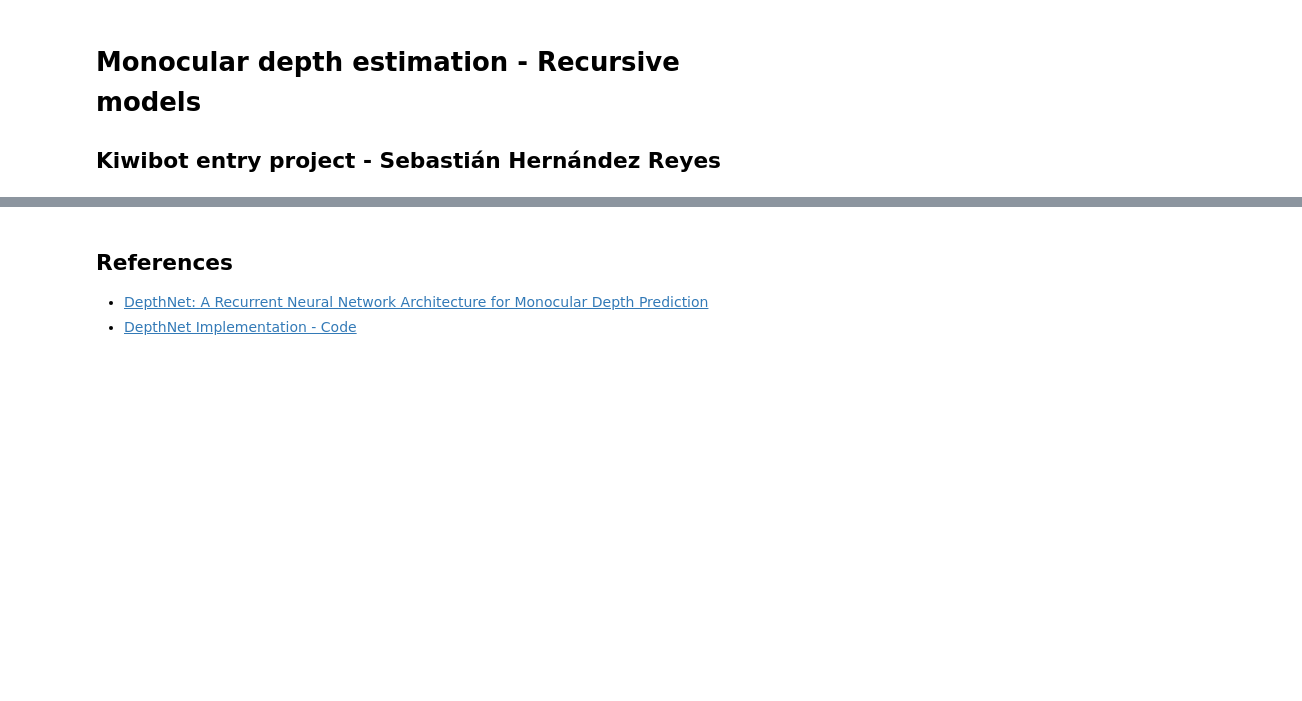
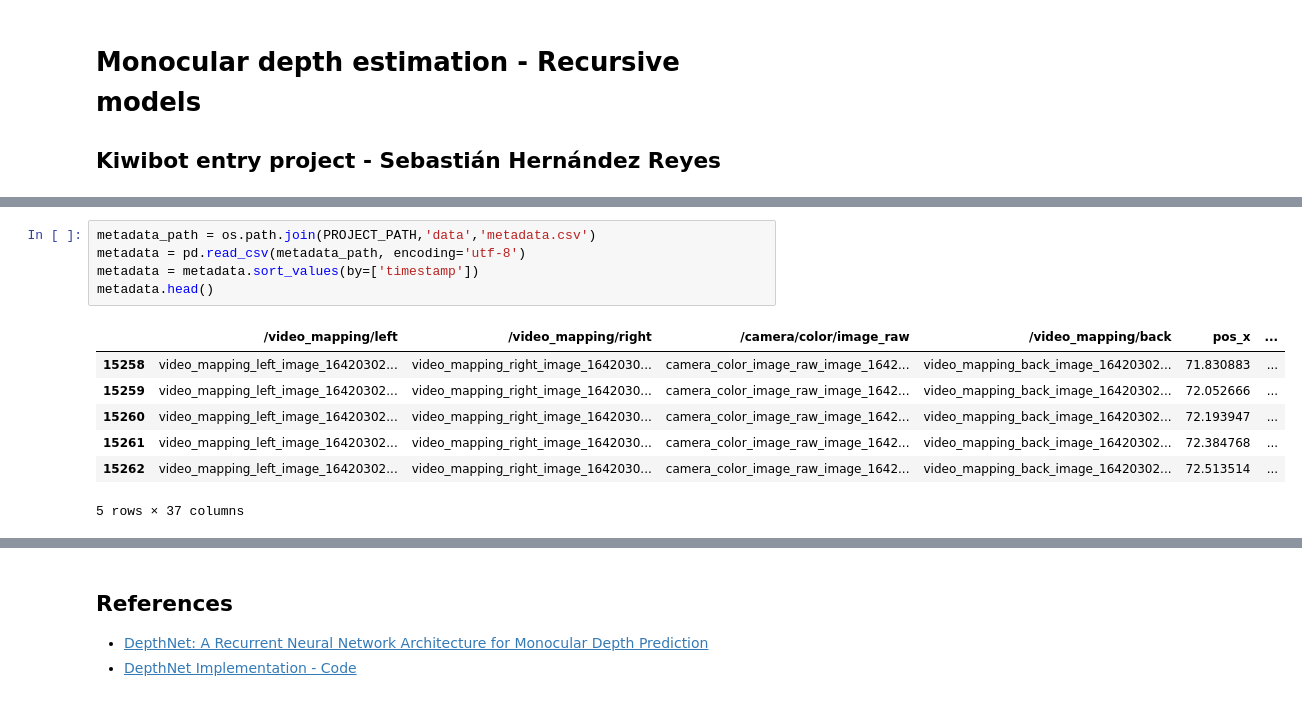
Before and after one commit to juansebashr/depth-estimation, a Jupyter notebook: notebooks/rnn-depth-estimation.ipynb, the cells around one changed output, grey strips where cells are left out. Cells and saved outputs as stored; diff of their text form; blank space fills up the shorter version.

```diff
--- a/notebooks/rnn-depth-estimation.ipynb
+++ b/notebooks/rnn-depth-estimation.ipynb
@@ -7,0 +40,13 @@ Following we experimented with a DephNet model, that is a modified U-Net with LS
+# %%
+metadata_path = os.path.join(PROJECT_PATH,'data','metadata.csv')
+metadata = pd.read_csv(metadata_path, encoding='utf-8')
+metadata = metadata.sort_values(by=['timestamp'])
+metadata.head()
+# %% [output]
+|  | /video_mapping/left | /video_mapping/right | /camera/color/image_raw | /video_mapping/back | pos_x | ... |
+| 15258 | video_mapping_left_image_16420302... | video_mapping_right_image_1642030... | camera_color_image_raw_image_1642... | video_mapping_back_image_16420302... | 71.830883 | ... |
+| 15259 | video_mapping_left_image_16420302... | video_mapping_right_image_1642030... | camera_color_image_raw_image_1642... | video_mapping_back_image_16420302... | 72.052666 | ... |
+| 15260 | video_mapping_left_image_16420302... | video_mapping_right_image_1642030... | camera_color_image_raw_image_1642... | video_mapping_back_image_16420302... | 72.193947 | ... |
+| 15261 | video_mapping_left_image_16420302... | video_mapping_right_image_1642030... | camera_color_image_raw_image_1642... | video_mapping_back_image_16420302... | 72.384768 | ... |
+| 15262 | video_mapping_left_image_16420302... | video_mapping_right_image_1642030... | camera_color_image_raw_image_1642... | video_mapping_back_image_16420302... | 72.513514 | ... |
+5 rows × 37 columns
```
Also changed, not shown: parts of 41 cells of this notebook, 39 other files.
